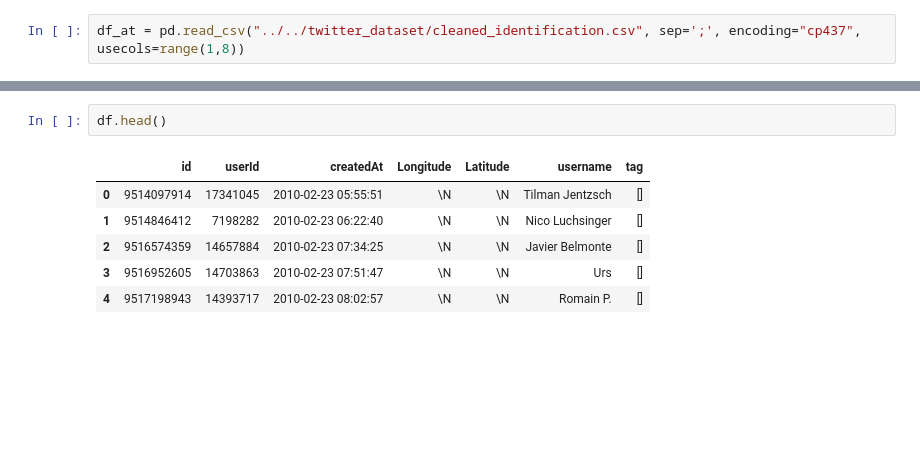
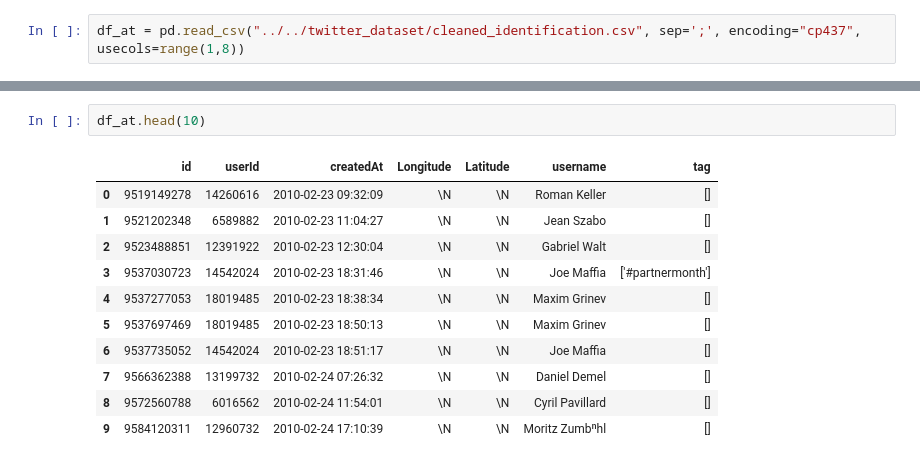
Before and after one commit to brunowicht/ada_project, a Jupyter notebook: project/cleaning.ipynb, the cells around one changed output, grey strips where cells are left out. Saved outputs shown, nothing was run; the diff lists cells and outputs as text; blank space fills up the shorter version.

```diff
--- a/project/cleaning.ipynb
+++ b/project/cleaning.ipynb
@@ -181,11 +158,16 @@ df_tag_at.head(20)
-# %%
-df.head()
-# %% [output]
-|  | id | userId | createdAt | Longitude | Latitude | username | tag |
-| 0 | 9514097914 | 17341045 | 2010-02-23 05:55:51 | \N | \N | Tilman Jentzsch | [] |
-| 1 | 9514846412 | 7198282 | 2010-02-23 06:22:40 | \N | \N | Nico Luchsinger | [] |
-| 2 | 9516574359 | 14657884 | 2010-02-23 07:34:25 | \N | \N | Javier Belmonte | [] |
-| 3 | 9516952605 | 14703863 | 2010-02-23 07:51:47 | \N | \N | Urs | [] |
-| 4 | 9517198943 | 14393717 | 2010-02-23 08:02:57 | \N | \N | Romain P. | [] |
+# %%
+df_at.head(10)
+# %% [output]
+|  | id | userId | createdAt | Longitude | Latitude | username | tag |
+| 0 | 9519149278 | 14260616 | 2010-02-23 09:32:09 | \N | \N | Roman Keller | [] |
+| 1 | 9521202348 | 6589882 | 2010-02-23 11:04:27 | \N | \N | Jean Szabo | [] |
+| 2 | 9523488851 | 12391922 | 2010-02-23 12:30:04 | \N | \N | Gabriel Walt | [] |
+| 3 | 9537030723 | 14542024 | 2010-02-23 18:31:46 | \N | \N | Joe Maffia | ['#partnermonth'] |
+| 4 | 9537277053 | 18019485 | 2010-02-23 18:38:34 | \N | \N | Maxim Grinev | [] |
+| 5 | 9537697469 | 18019485 | 2010-02-23 18:50:13 | \N | \N | Maxim Grinev | [] |
+| 6 | 9537735052 | 14542024 | 2010-02-23 18:51:17 | \N | \N | Joe Maffia | [] |
+| 7 | 9566362388 | 13199732 | 2010-02-24 07:26:32 | \N | \N | Daniel Demel | [] |
+| 8 | 9572560788 | 6016562 | 2010-02-24 11:54:01 | \N | \N | Cyril Pavillard | [] |
+| 9 | 9584120311 | 12960732 | 2010-02-24 17:10:39 | \N | \N | Moritz Zumbⁿhl | [] |
 # %%
 def get_index_with_hashtag(df, hashtag):
```
Also changed, not shown: parts of 10 cells of this notebook.
